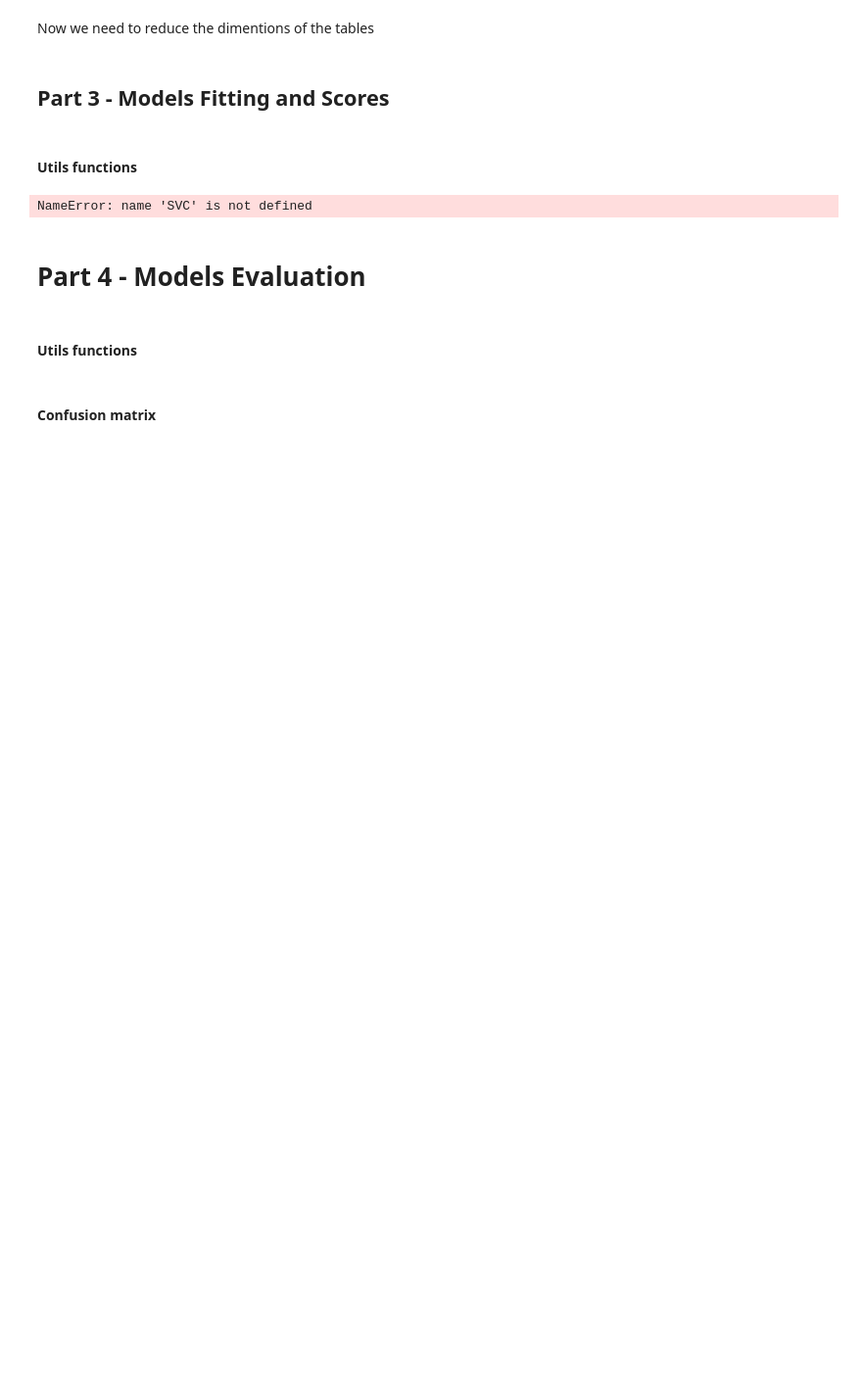
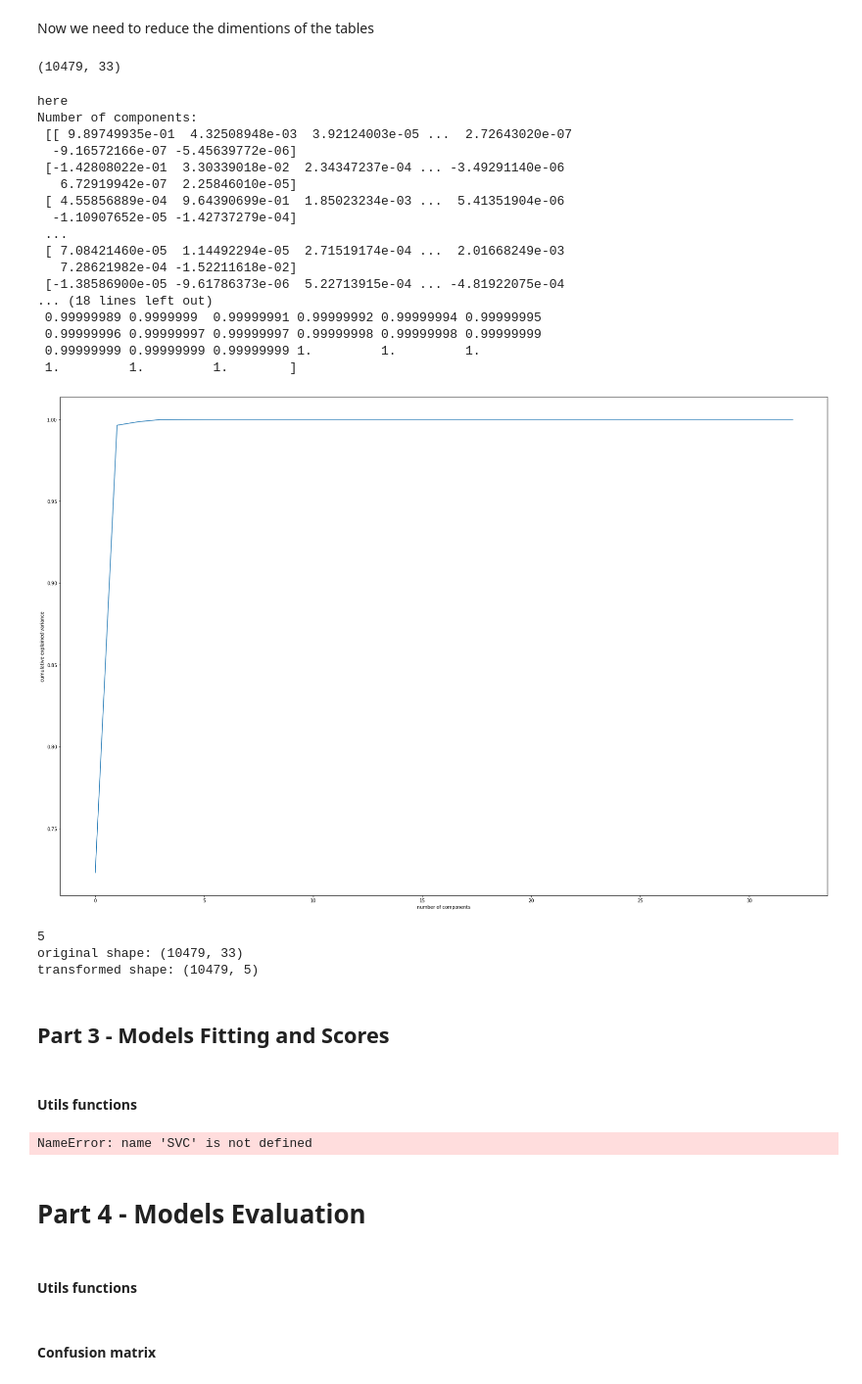
Before and after one commit to TalmSnir/ML-Final-Project, a Jupyter notebook: Final-Project.ipynb, the cells around one changed output. Shown at 98% size. Saved outputs shown, nothing was run; the diff lists cells and outputs as text; code cells hidden in the pictures; blank space fills up the shorter version.

```diff
--- a/Final-Project.ipynb
+++ b/Final-Project.ipynb
@@ -349,3 +355,7 @@ data = data.drop(columns=['num_of_admin_pages'],inplace=False)
+# %%
+# there are 87 categories in this column and we dont know what they represent - we will drop it
+len(data['A'].unique())
+data = data.drop(columns=['A'],inplace=False)
 # %%
 
 data['BounceRates'].fillna(data['BounceRates'].median(), inplace = True) # only 22 missing values
@@ -360,12 +370,15 @@ data['device'].fillna(get_most_frequent('device'), inplace = True)
 data['Region'].fillna(get_most_frequent('Region'), inplace = True)
 data['Month'].fillna(get_most_frequent('Month'), inplace = True)
 data['user_type'].fillna(get_most_frequent('user_type'), inplace = True)
-data['A'].fillna(get_most_frequent('A'), inplace = True)
 data['B'].fillna(get_most_frequent('B'), inplace = True)
 data['C'].fillna(get_most_frequent('C'), inplace = True)
 # (data['PageValues']==0).sum()
 # (data.isna().sum(axis=1).sort_values(ascending=False)>=6).sum()
 print(data.isna().sum())
+data
+# data = data[(np.abs(stats.zscore(df)) < 3).all(axis=1)]
+# # boxplot_diagram_1 = data.boxplot(co, figsize=(5,5))
+# boxplot= data.boxplot(column='PageValues',figsize=(5,5))
 # %% [output]
 id                       0
 admin_page_duration      0
@@ -392,4 +403,7 @@ array(['log202', 'log404', 'log_100', 'log200', 'log400', 'log8080'],
 # %% [markdown]
 Transforming all the objects to dummy var
+# %%
+data['user_type'].replace({"Other":get_most_frequent('user_type')},inplace=True)
 # %%
-data=data_transform_dummy_vars(data,['internet_browser','Month','A','user_type','C'])
+data=data_transform_dummy_vars(data,['internet_browser','Month','C','user_type'])
+data['purchase']
@@ -416,5 +423,39 @@ data=data_transform_dummy_vars(data,['internet_browser','Month','A','user_type',
 # %% [markdown]
 Now we need to reduce the dimentions of the tables
+# %%
+data.shape
+# %% [output]
+(10479, 33)
+# %%
+X = data.iloc[:,:].values
+y = data.iloc[:,-1]
+X
+plot_principal_components(X)
+# %% [output]
+here
+Number of components:
+ [[ 9.89749935e-01  4.32508948e-03  3.92124003e-05 ...  2.72643020e-07
+  -9.16572166e-07 -5.45639772e-06]
+ [-1.42808022e-01  3.30339018e-02  2.34347237e-04 ... -3.49291140e-06
+   6.72919942e-07  2.25846010e-05]
+ [ 4.55856889e-04  9.64390699e-01  1.85023234e-03 ...  5.41351904e-06
+  -1.10907652e-05 -1.42737279e-04]
+ ...
+ [ 7.08421460e-05  1.14492294e-05  2.71519174e-04 ...  2.01668249e-03
+   7.28621982e-04 -1.52211618e-02]
+ [-1.38586900e-05 -9.61786373e-06  5.22713915e-04 ... -4.81922075e-04
+... (18 lines left out)
+ 0.99999989 0.9999999  0.99999991 0.99999992 0.99999994 0.99999995
+ 0.99999996 0.99999997 0.99999997 0.99999998 0.99999998 0.99999999
+ 0.99999999 0.99999999 0.99999999 1.         1.         1.
+ 1.         1.         1.        ]
+[figure, added]
+# %%
+data=dim_reduction_pca(X,5)
+# %% [output]
+5
+original shape: (10479, 33)
+transformed shape: (10479, 5)
 # %% [markdown]
 ## Part 3 - Models Fitting and Scores
 # %% [markdown]
```
Also changed, not shown: parts of 7 cells of this notebook.
